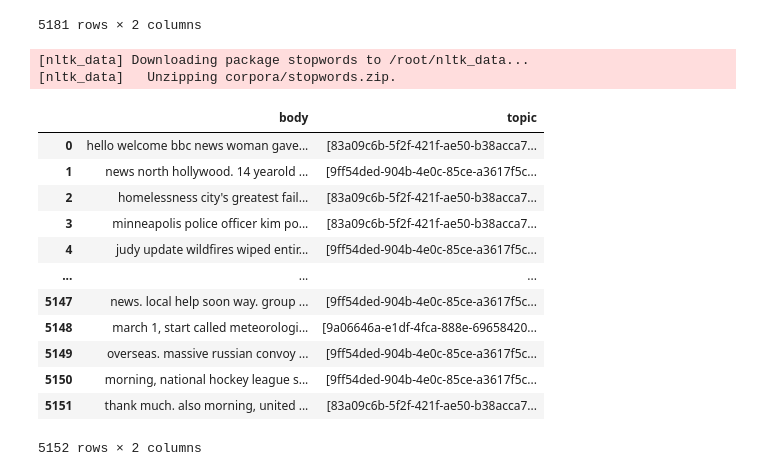
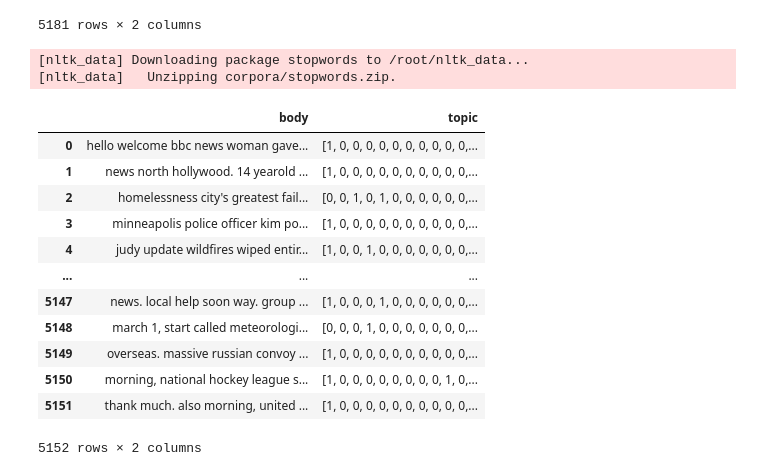
Before and after one commit to maryamyazdi/news_transcriptions, a Jupyter notebook: classification.ipynb, the cells around one changed output. Cells and saved outputs as stored; diff of their text form; code cells hidden in the pictures.

```diff
--- a/classification.ipynb
+++ b/classification.ipynb
@@ -37,40 +36,51 @@ init_df
 # %%
 # Pre-processing the domain data (initial dataset)
 
 nltk.download('stopwords')
 from nltk.corpus import stopwords
 
+df = init_df.copy()
+
 # Remove empty body rows
-df = init_df.copy()
 df = df[df['body'].str.strip().astype(bool)]
 df.reset_index(drop = True, inplace = True)
-
-# Reformat 'topic' column to list +
-topics = []
-for index in df.index:
-  df['topic'][index] = re.findall("[a-zA-Z0-9-]+",df['topic'][index])
-  for id in df['topic'][index]:
-    if id not in topics:
-      topics.append(id)
 
 # Removing stop words
 stop = stopwords.words('english')
 df['body'] = df['body'].apply(lambda x: ' '.join([word for word in x.lower().split() if word not in (stop)]))
 
+# Reformat 'topic' column to binary vectors
+unique_topics = {}
+a = set()
+for index in df.index:
+  df['topic'][index] = re.findall("[a-zA-Z0-9-]+",df['topic'][index])
+  for id in df['topic'][index]:
+    a.add(id)
+
+unique_topics = {topic: index for (index,topic) in enumerate(a)}
+count = {x:0 for x in unique_topics.keys()}
+
+for index in df.index:
+  e = [0] * len(unique_topics)
+  for id in df.topic[index]:
+    e[unique_topics[id]]=1
+    count[id] +=1
+  df['topic'][index] = e
+
 df
 # %% [output]
 [nltk_data] Downloading package stopwords to /root/nltk_data...
 [nltk_data]   Unzipping corpora/stopwords.zip.
 |  | body | topic |
-| 0 | hello welcome bbc news woman gave... | [83a09c6b-5f2f-421f-ae50-b38acca7... |
-| 1 | news north hollywood. 14 yearold ... | [9ff54ded-904b-4e0c-85ce-a3617f5c... |
-| 2 | homelessness city's greatest fail... | [83a09c6b-5f2f-421f-ae50-b38acca7... |
-| 3 | minneapolis police officer kim po... | [83a09c6b-5f2f-421f-ae50-b38acca7... |
-| 4 | judy update wildfires wiped entir... | [9ff54ded-904b-4e0c-85ce-a3617f5c... |
+| 0 | hello welcome bbc news woman gave... | [1, 0, 0, 0, 0, 0, 0, 0, 0, 0, 0,... |
+| 1 | news north hollywood. 14 yearold ... | [1, 0, 0, 0, 0, 0, 0, 0, 0, 0, 0,... |
+| 2 | homelessness city's greatest fail... | [0, 0, 1, 0, 1, 0, 0, 0, 0, 0, 0,... |
+| 3 | minneapolis police officer kim po... | [1, 0, 0, 0, 0, 0, 0, 0, 0, 0, 0,... |
+| 4 | judy update wildfires wiped entir... | [1, 0, 0, 1, 0, 0, 0, 0, 0, 0, 0,... |
 | ... | ... | ... |
-| 5147 | news. local help soon way. group ... | [9ff54ded-904b-4e0c-85ce-a3617f5c... |
-| 5148 | march 1, start called meteorologi... | [9a06646a-e1df-4fca-888e-69658420... |
-| 5149 | overseas. massive russian convoy ... | [9ff54ded-904b-4e0c-85ce-a3617f5c... |
-| 5150 | morning, national hockey league s... | [9ff54ded-904b-4e0c-85ce-a3617f5c... |
-| 5151 | thank much. also morning, united ... | [83a09c6b-5f2f-421f-ae50-b38acca7... |
+| 5147 | news. local help soon way. group ... | [1, 0, 0, 0, 1, 0, 0, 0, 0, 0, 0,... |
+| 5148 | march 1, start called meteorologi... | [0, 0, 0, 1, 0, 0, 0, 0, 0, 0, 0,... |
+| 5149 | overseas. massive russian convoy ... | [1, 0, 0, 0, 0, 0, 0, 0, 0, 0, 0,... |
+| 5150 | morning, national hockey league s... | [1, 0, 0, 0, 0, 0, 0, 0, 0, 1, 0,... |
+| 5151 | thank much. also morning, united ... | [1, 0, 0, 0, 0, 0, 0, 0, 0, 0, 0,... |
 5152 rows × 2 columns
```
Also changed, not shown: parts of 14 cells of this notebook.
